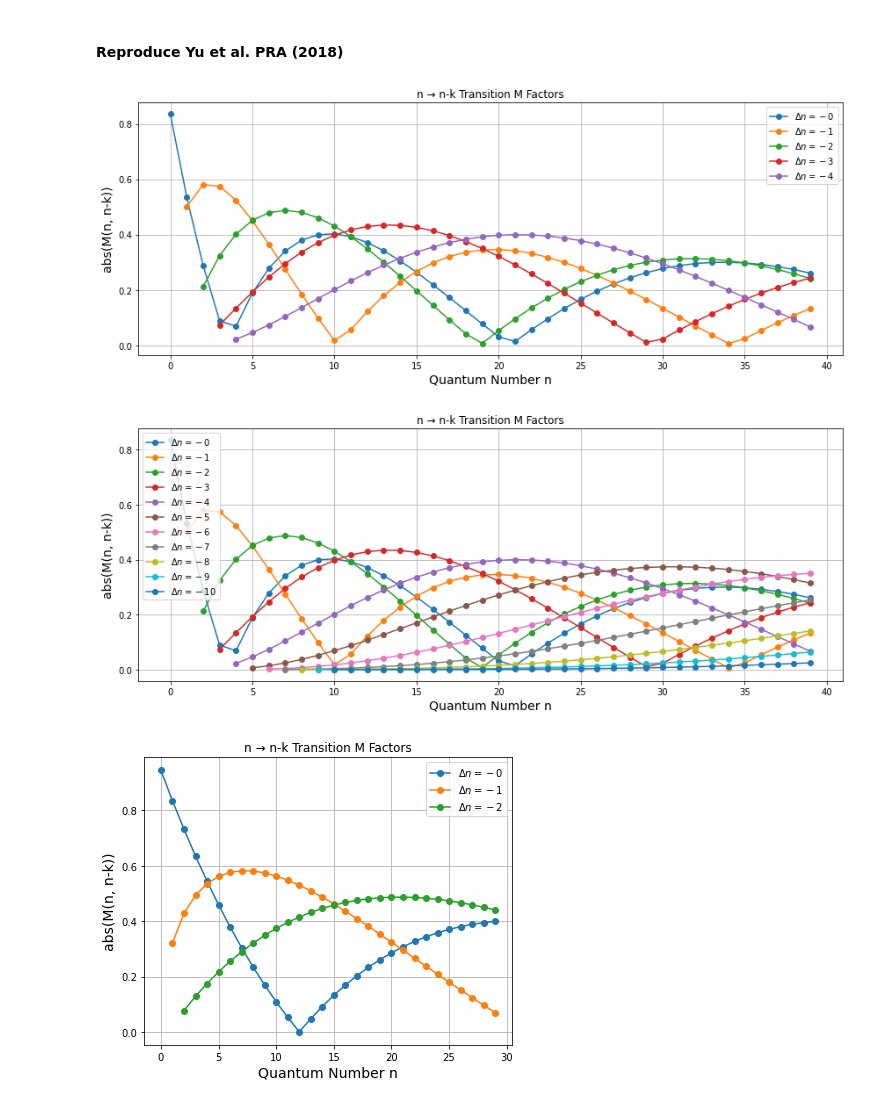
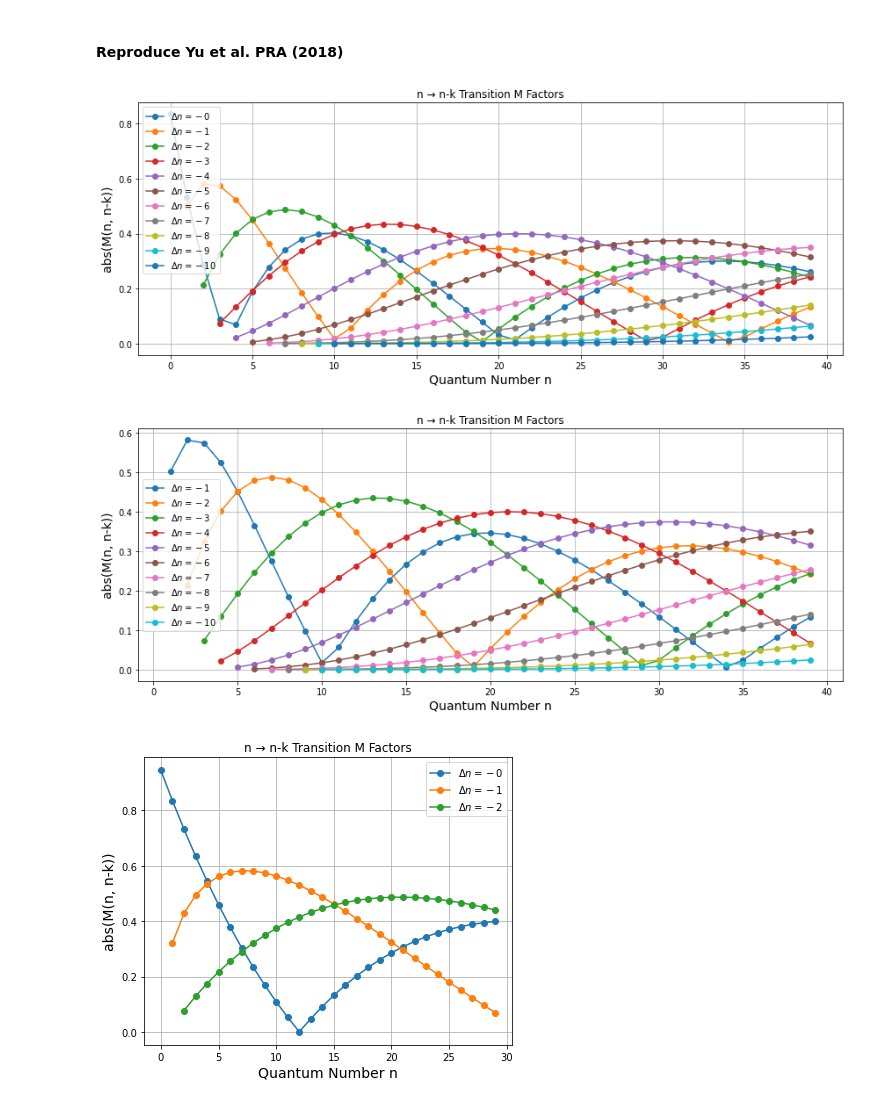
Before and after one commit to lyuqinshu/Raman_sideband_cooling, a Jupyter notebook: RSC_op.ipynb, the cells around one changed output. Saved outputs shown, nothing was run; the diff lists cells and outputs as text; code cells hidden in the pictures.

```diff
--- a/RSC_op.ipynb
+++ b/RSC_op.ipynb
@@ -17,7 +17,7 @@ from pathos.multiprocessing import Pool
 # Parameters
 par_LD = 0.6  # Lamb-Dicke parameter
 n_values = np.arange(0, 40)
-max_deli_n = 4  # Maximum Δn to plot
+max_deli_n = 10  # Maximum Δn to plot
 
 # Plot setup
 plt.figure(figsize=(12, 5))
@@ -37,32 +37,32 @@ plt.grid(True)
 plt.tight_layout()
 plt.show()
 # %% [output]
-[figure, old version]
+[figure, new version]
 # %%
 # Parameters
 par_LD = 0.6  # Lamb-Dicke parameter
 n_values = np.arange(0, 40)
 max_deli_n = 10  # Maximum Δn to plot
 
 # Plot setup
 plt.figure(figsize=(12, 5))
 
 # Loop through Δn values
-for deli_n in range(0, max_deli_n + 1):
+for deli_n in range(1, max_deli_n + 1):
     x_vals = n_values[deli_n:]
     y_vals = [np.abs(RSC_functions.M_factor(n, n - deli_n, par_LD)) for n in x_vals]
     plt.plot(x_vals, y_vals, marker='o', label=f'$\\Delta n = -{deli_n}$')
 
 # Plot formatting
 plt.title('n → n-k Transition M Factors')
 plt.xlabel('Quantum Number n', fontsize=14)
 plt.ylabel('abs(M(n, n-k))', fontsize=14)
 plt.legend()
 plt.grid(True)
 plt.tight_layout()
 plt.show()
 # %% [output]
-[figure, old version]
+[figure, new version]
 # %%
 # Parameters
 par_LD = 0.34  # Lamb-Dicke parameter
```
Also changed, not shown: 16 other files.
